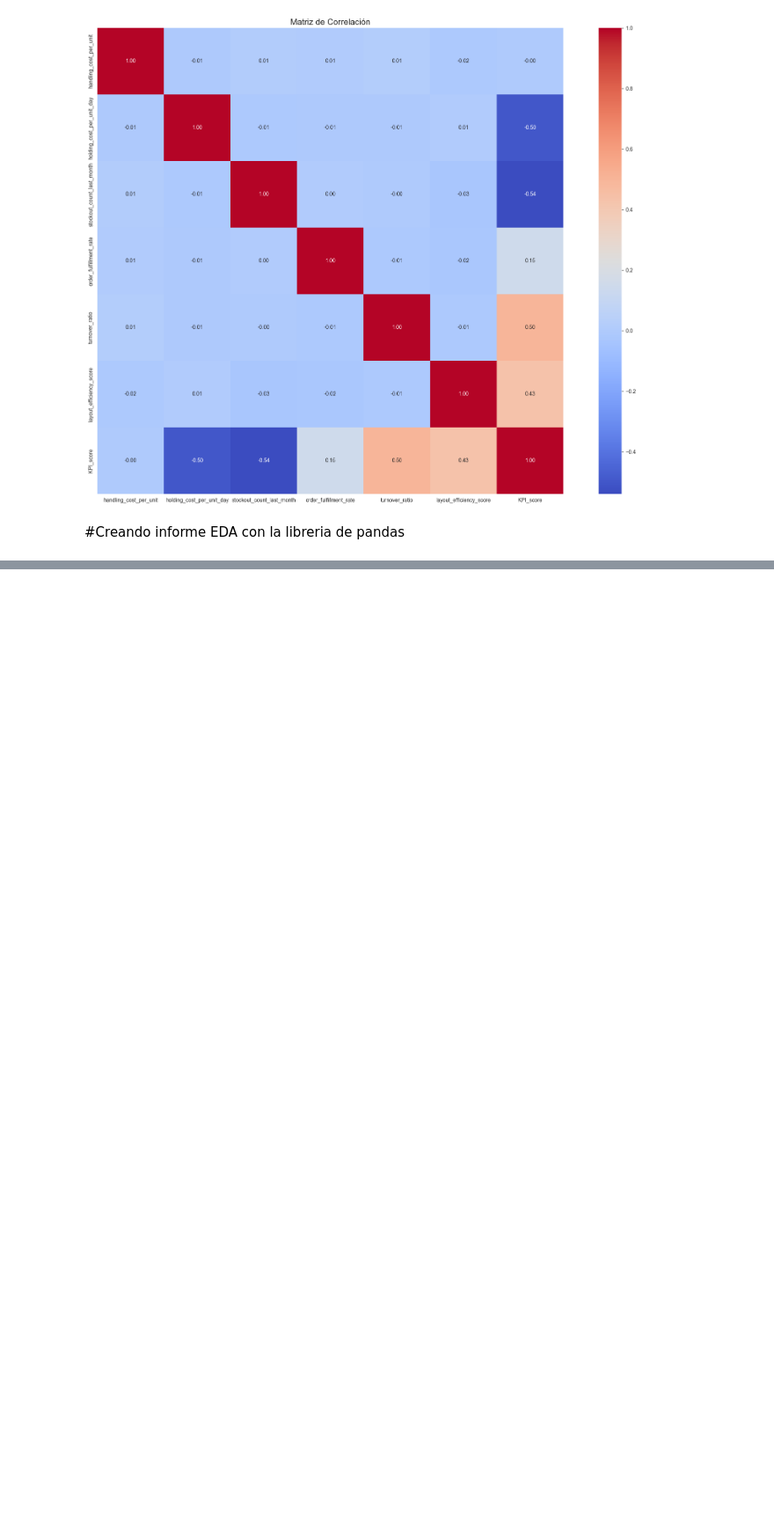
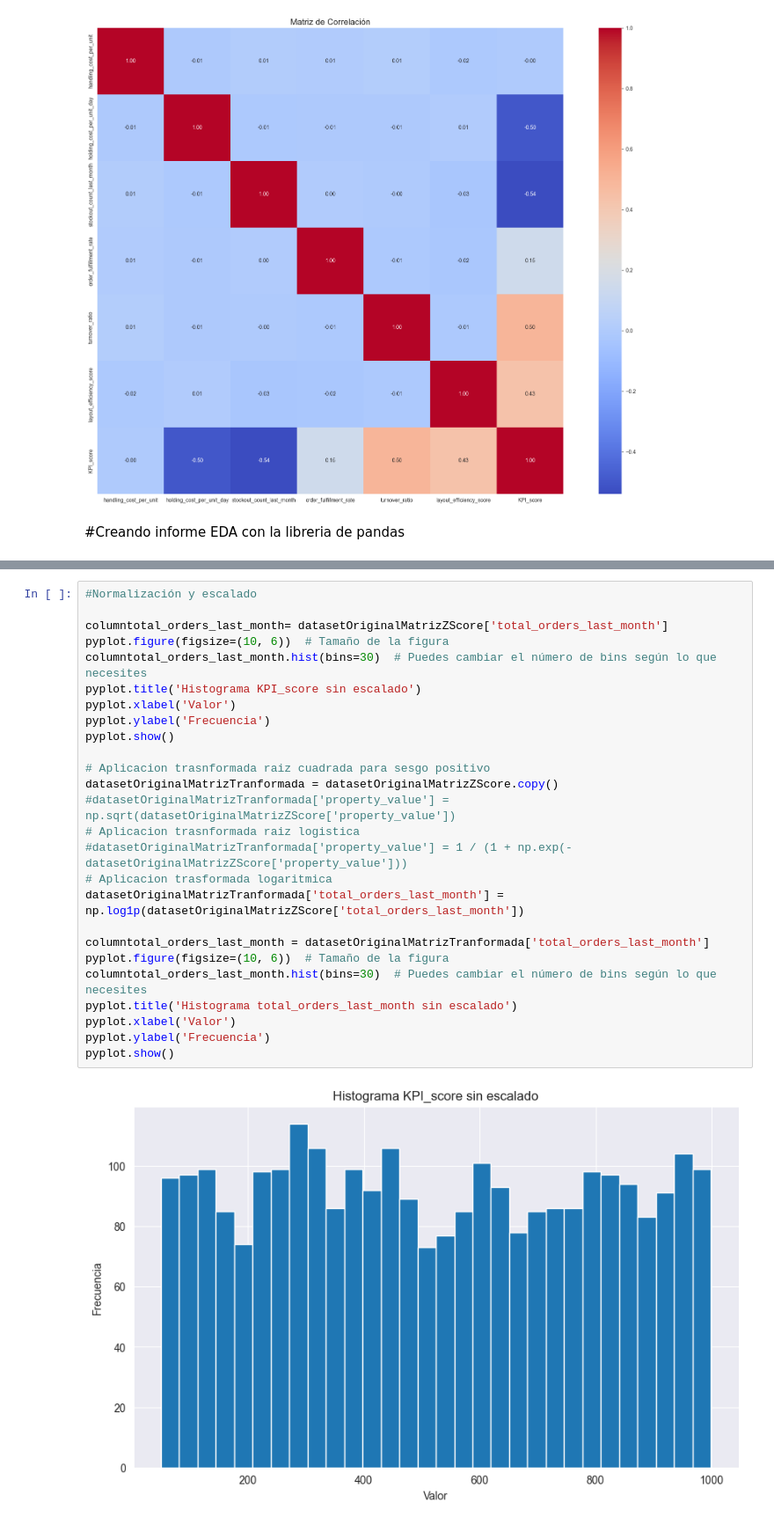
Before and after one commit to Fritz1304/Modelos_Analiticos, a Jupyter notebook: notebook.ipynb, the cells around one changed output, grey strips where cells are left out. Shown at 88% size. Drawn from its saved outputs; the diff is of its cells as text; blank space fills up the shorter version.

```diff
--- a/notebook.ipynb
+++ b/notebook.ipynb
@@ -350,0 +566,28 @@ profile.to_file("informe_EDA.html")
+# %%
+#Normalización y escalado
+
+columntotal_orders_last_month= datasetOriginalMatrizZScore['total_orders_last_month']
+pyplot.figure(figsize=(10, 6))  # Tamaño de la figura
+columntotal_orders_last_month.hist(bins=30)  # Puedes cambiar el número de bins según lo que necesites
+pyplot.title('Histograma KPI_score sin escalado')
+pyplot.xlabel('Valor')
+pyplot.ylabel('Frecuencia')
+pyplot.show()
+
+# Aplicacion trasnformada raiz cuadrada para sesgo positivo
+datasetOriginalMatrizTranformada = datasetOriginalMatrizZScore.copy()
+#datasetOriginalMatrizTranformada['property_value'] = np.sqrt(datasetOriginalMatrizZScore['property_value'])
+# Aplicacion trasnformada raiz logistica
+#datasetOriginalMatrizTranformada['property_value'] = 1 / (1 + np.exp(-datasetOriginalMatrizZScore['property_value']))
+# Aplicacion trasformada logaritmica
+datasetOriginalMatrizTranformada['total_orders_last_month'] = np.log1p(datasetOriginalMatrizZScore['total_orders_last_month'])
+
+columntotal_orders_last_month = datasetOriginalMatrizTranformada['total_orders_last_month']
+pyplot.figure(figsize=(10, 6))  # Tamaño de la figura
+columntotal_orders_last_month.hist(bins=30)  # Puedes cambiar el número de bins según lo que necesites
+pyplot.title('Histograma total_orders_last_month sin escalado')
+pyplot.xlabel('Valor')
+pyplot.ylabel('Frecuencia')
+pyplot.show()
+# %% [output]
+[figure, added]
```
Also changed, not shown: parts of 19 cells of this notebook, 2 other files.
